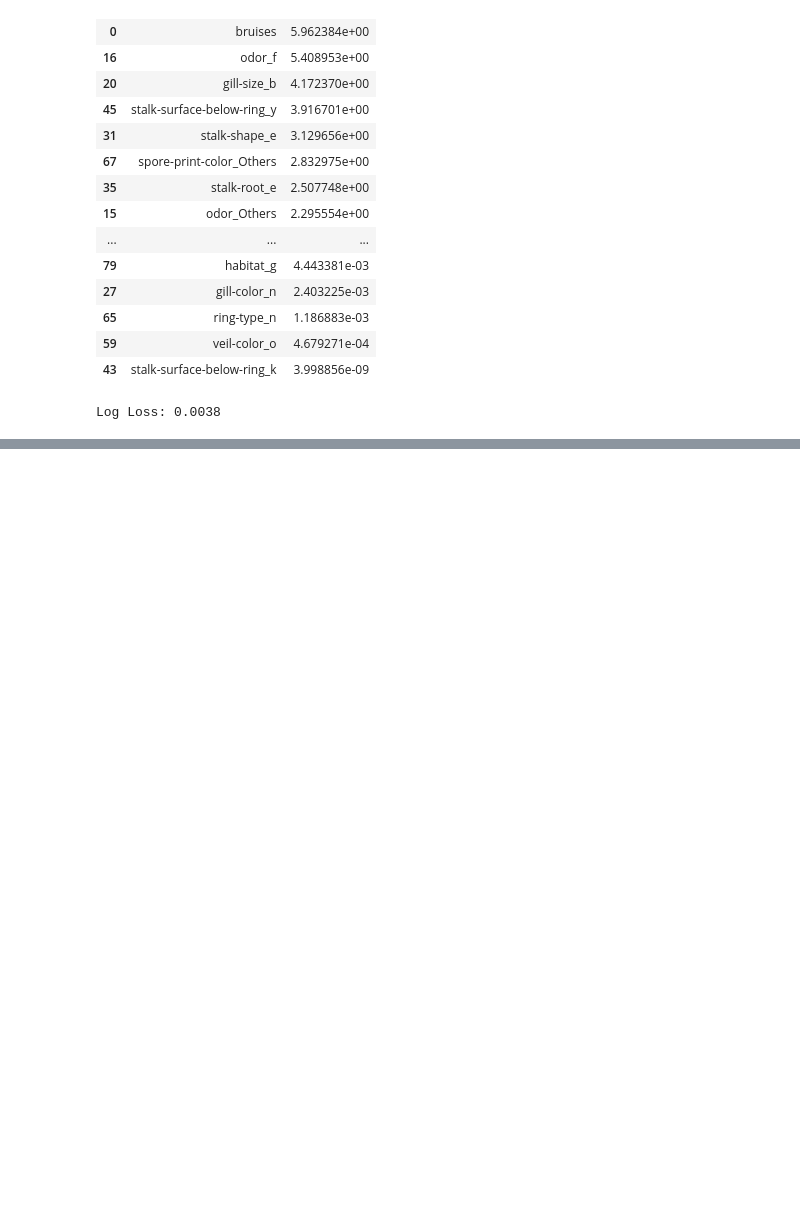
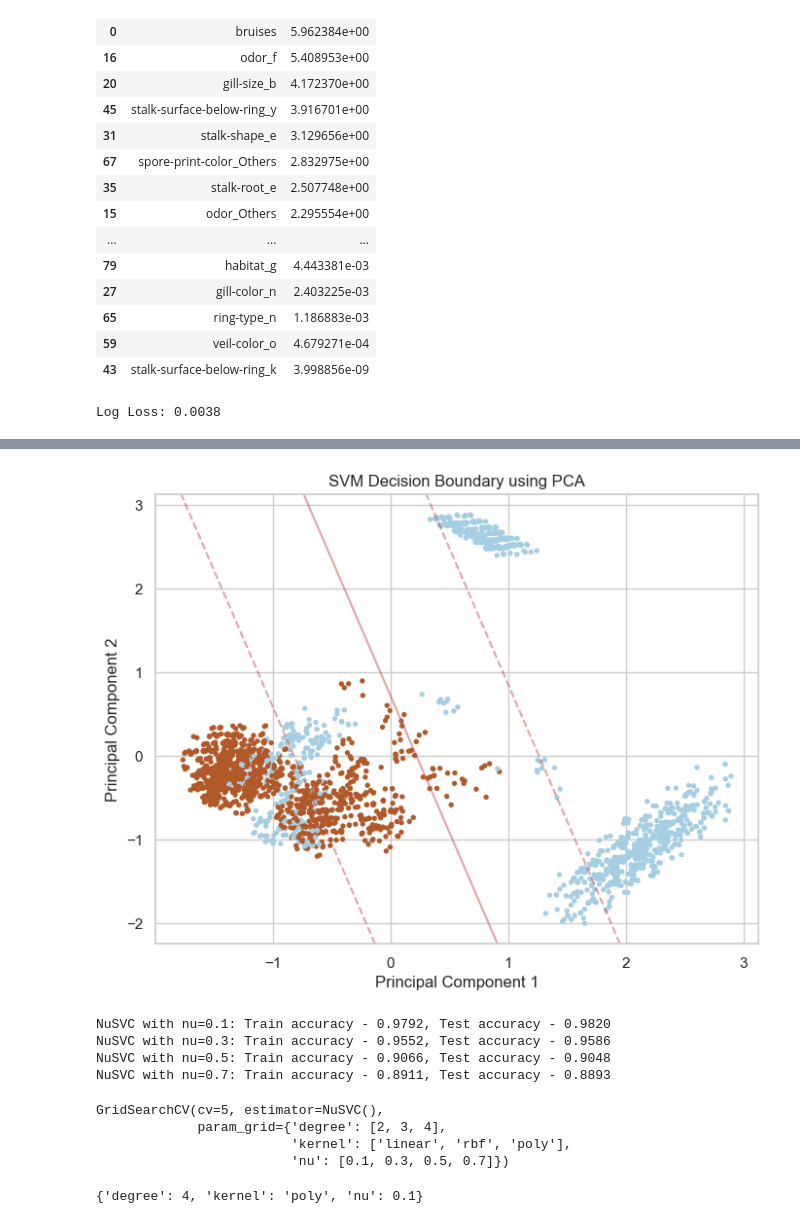
Before and after one commit to reneta-dimitrova96/Machine-Learning-Project-2023---Mushroom-Classification, a Jupyter notebook: mushroom_classification.ipynb, the cells around one changed output, grey strips where cells are left out. Saved outputs shown, nothing was run; the diff lists cells and outputs as text; code cells hidden in the pictures; blank space fills up the shorter version.

```diff
--- a/mushroom_classification.ipynb
+++ b/mushroom_classification.ipynb
@@ -1057,3 +1062,14 @@ res = best_cat_boost.calc_feature_statistics(train_pool, test_pool, feature=17,
 bestTest = 0.001386737031
 bestIteration = 99
 [interactive output not drawn]
+# %%
+param_grid_svm_cls = {
+    'C': [0.1, 1, 10, 100],
+    'kernel': ['linear', 'rbf'],
+    'gamma': [0.1, 1, 10]
+}
+# %%
+svm_classifier = SVC()
+# %%
+grid_search_svm_cls = GridSearchCV(estimator=svm_classifier, param_grid=param_grid_svm_cls, cv=5, scoring='accuracy')
+grid_search_svm_cls.fit(X_train, y_train)
@@ -1059,0 +1134,42 @@ bestIteration = 99
+# %%
+pca = PCA(n_components=2)
+X_train_pca = pca.fit_transform(X_train)
+
+svm = SVC(kernel='linear', C=1, gamma=0.1)
+svm.fit(X_train_pca, y_train)
+
+X_test_pca = pca.transform(X_test)
+
+plt.figure(figsize=(8, 6))
+plt.scatter(X_test_pca[:, 0], X_test_pca[:, 1], c=y_test, cmap=plt.cm.Paired, s=8)
+
+ax = plt.gca()
+xlim = ax.get_xlim()
+ylim = ax.get_ylim()
+xx, yy = np.meshgrid(np.linspace(xlim[0], xlim[1], 100), np.linspace(ylim[0], ylim[1], 100))
+Z = svm.decision_function(np.c_[xx.ravel(), yy.ravel()])
+Z = Z.reshape(xx.shape)
+
+ax.contour(xx, yy, Z, colors='r', levels=[-1, 0, 1], alpha=0.5, linestyles=['--', '-', '--'])
+plt.xlabel('Principal Component 1')
+plt.ylabel('Principal Component 2')
+plt.title('SVM Decision Boundary using PCA')
+plt.show()
+# %% [output]
+[figure, added]
+# %%
+nu_values = [0.1, 0.3, 0.5, 0.7]
+
+for nu in nu_values:
+    nu_svm = NuSVC(kernel='linear', nu=nu)
+    nu_svm.fit(X_train, y_train)
+
+    train_accuracy = nu_svm.score(X_train, y_train)
+    test_accuracy = nu_svm.score(X_test, y_test)
+
+    print(f"NuSVC with nu={nu}: Train accuracy - {train_accuracy:.4f}, Test accuracy - {test_accuracy:.4f}")
+# %% [output]
+NuSVC with nu=0.1: Train accuracy - 0.9792, Test accuracy - 0.9820
+NuSVC with nu=0.3: Train accuracy - 0.9552, Test accuracy - 0.9586
+NuSVC with nu=0.5: Train accuracy - 0.9066, Test accuracy - 0.9048
+NuSVC with nu=0.7: Train accuracy - 0.8911, Test accuracy - 0.8893
@@ -1059,0 +1184,12 @@ bestIteration = 99
+# %%
+grid_search_nu_svc = GridSearchCV(nusvm, param_grid_nu_svc, cv=5)
+grid_search_nu_svc.fit(X_train, y_train)
+# %% [output]
+GridSearchCV(cv=5, estimator=NuSVC(),
+             param_grid={'degree': [2, 3, 4],
+                         'kernel': ['linear', 'rbf', 'poly'],
+                         'nu': [0.1, 0.3, 0.5, 0.7]})
+# %%
+grid_search_nu_svc.best_params_
+# %% [output]
+{'degree': 4, 'kernel': 'poly', 'nu': 0.1}
```
Also changed, not shown: parts of 21 cells of this notebook.
